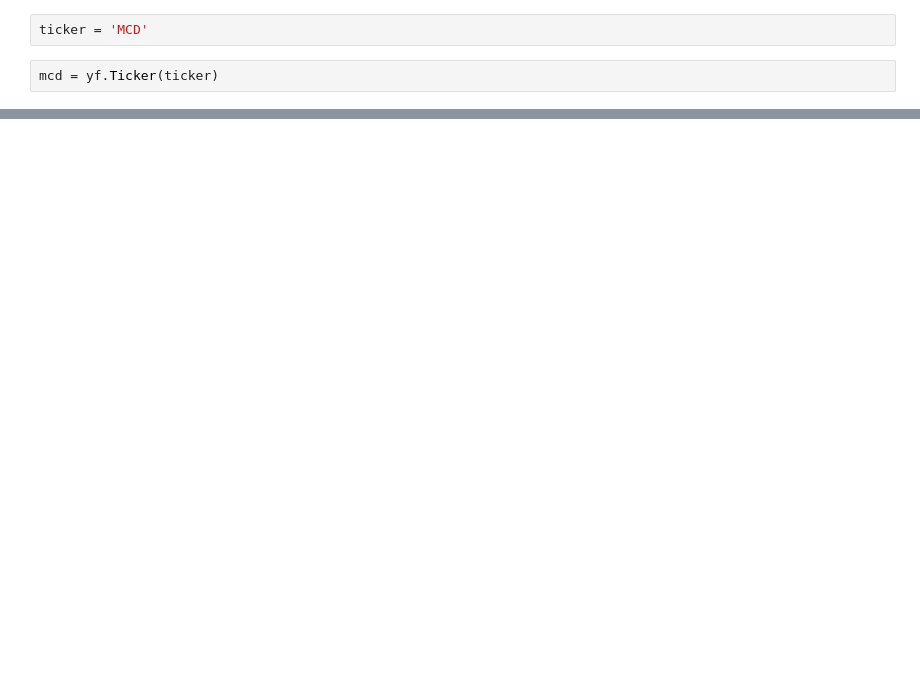
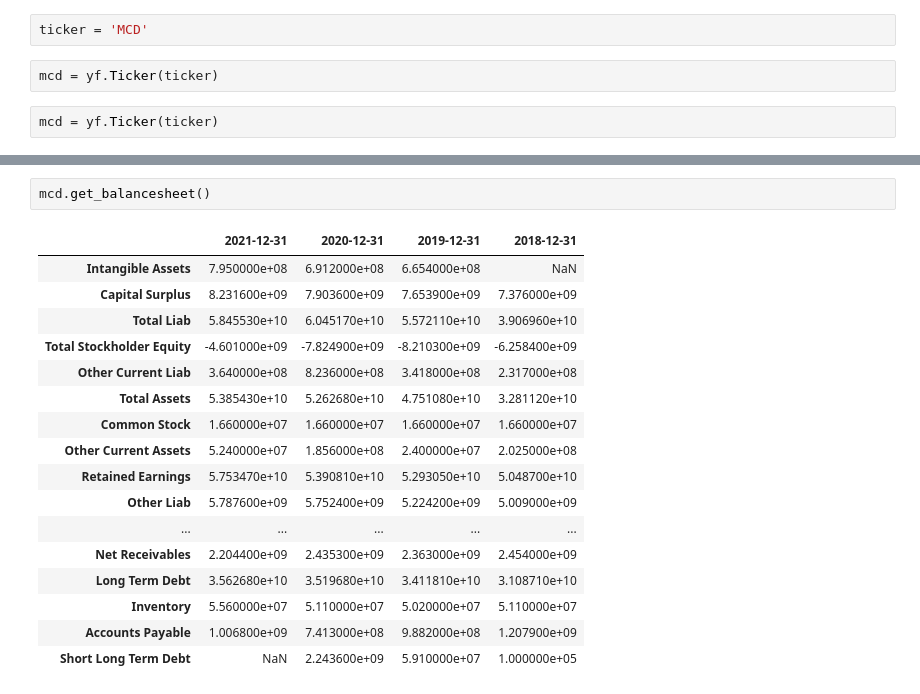
Before and after one commit to TVHM/Microcradentials_Business, a Jupyter notebook: mcd.ipynb, the cells around one changed output, grey strips where cells are left out. Drawn from its saved outputs; the diff is of its cells as text; blank space fills up the shorter version.

```diff
--- a/mcd.ipynb
+++ b/mcd.ipynb
@@ -25,3 +25,5 @@ Requirement already satisfied: charset-normalizer<3,>=2 in /usr/local/lib/python
 ticker = 'MCD'
 # %%
 mcd = yf.Ticker(ticker)
+# %%
+mcd = yf.Ticker(ticker)
@@ -27,0 +43,20 @@ mcd = yf.Ticker(ticker)
+# %%
+mcd.get_balancesheet()
+# %% [output]
+|  | 2021-12-31 | 2020-12-31 | 2019-12-31 | 2018-12-31 |
+| Intangible Assets | 7.950000e+08 | 6.912000e+08 | 6.654000e+08 | NaN |
+| Capital Surplus | 8.231600e+09 | 7.903600e+09 | 7.653900e+09 | 7.376000e+09 |
+| Total Liab | 5.845530e+10 | 6.045170e+10 | 5.572110e+10 | 3.906960e+10 |
+| Total Stockholder Equity | -4.601000e+09 | -7.824900e+09 | -8.210300e+09 | -6.258400e+09 |
+| Other Current Liab | 3.640000e+08 | 8.236000e+08 | 3.418000e+08 | 2.317000e+08 |
+| Total Assets | 5.385430e+10 | 5.262680e+10 | 4.751080e+10 | 3.281120e+10 |
+| Common Stock | 1.660000e+07 | 1.660000e+07 | 1.660000e+07 | 1.660000e+07 |
+| Other Current Assets | 5.240000e+07 | 1.856000e+08 | 2.400000e+07 | 2.025000e+08 |
+| Retained Earnings | 5.753470e+10 | 5.390810e+10 | 5.293050e+10 | 5.048700e+10 |
+| Other Liab | 5.787600e+09 | 5.752400e+09 | 5.224200e+09 | 5.009000e+09 |
+| ... | ... | ... | ... | ... |
+| Net Receivables | 2.204400e+09 | 2.435300e+09 | 2.363000e+09 | 2.454000e+09 |
+| Long Term Debt | 3.562680e+10 | 3.519680e+10 | 3.411810e+10 | 3.108710e+10 |
+| Inventory | 5.560000e+07 | 5.110000e+07 | 5.020000e+07 | 5.110000e+07 |
+| Accounts Payable | 1.006800e+09 | 7.413000e+08 | 9.882000e+08 | 1.207900e+09 |
+| Short Long Term Debt | NaN | 2.243600e+09 | 5.910000e+07 | 1.000000e+05 |
```
Also changed, not shown: parts of 13 cells of this notebook.
